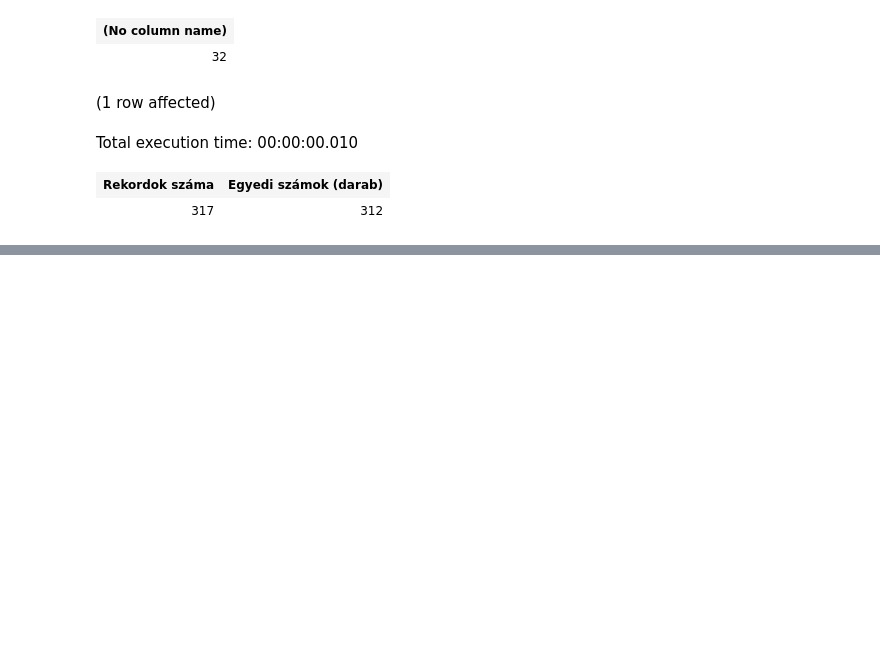
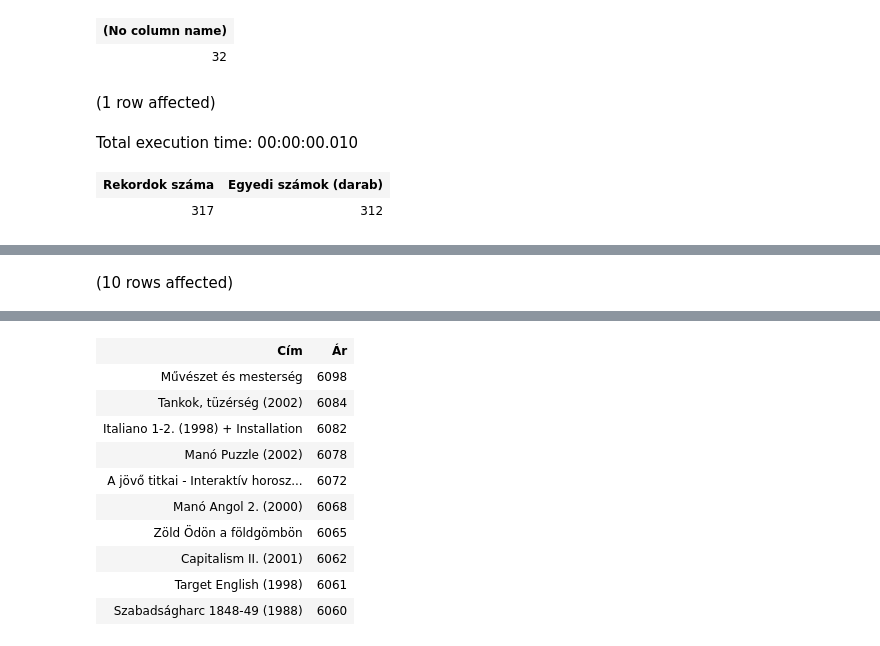
Before and after one commit to marinatoth/db_sql, a Jupyter notebook: hazi_adatprofilozas.ipynb, the cells around one changed output, grey strips where cells are left out. Cells and saved outputs as stored; diff of their text form; code cells hidden in the pictures; blank space fills up the shorter version.

```diff
--- a/hazi_adatprofilozas.ipynb
+++ b/hazi_adatprofilozas.ipynb
@@ -195,0 +231,9 @@ Total execution time: 00:00:00.010
+# %%
+SELECT TOP 10
+    cim as 'Cím',
+    nettoar as 'Ár'
+FROM dvd
+WHERE nettoar IS NOT NULL
+ORDER BY nettoar DESC
+# %% [output]
+(10 rows affected)
@@ -195,0 +241,11 @@ Total execution time: 00:00:00.010
+| Cím | Ár |
+| Művészet és mesterség | 6098 |
+| Tankok, tüzérség (2002) | 6084 |
+| Italiano 1-2. (1998) + Installation | 6082 |
+| Manó Puzzle (2002) | 6078 |
+| A jövő titkai - Interaktív horosz... | 6072 |
+| Manó Angol 2. (2000) | 6068 |
+| Zöld Ödön a földgömbön | 6065 |
+| Capitalism II. (2001) | 6062 |
+| Target English (1998) | 6061 |
+| Szabadságharc 1848-49 (1988) | 6060 |
```
Also changed, not shown: parts of 4 cells of this notebook.
